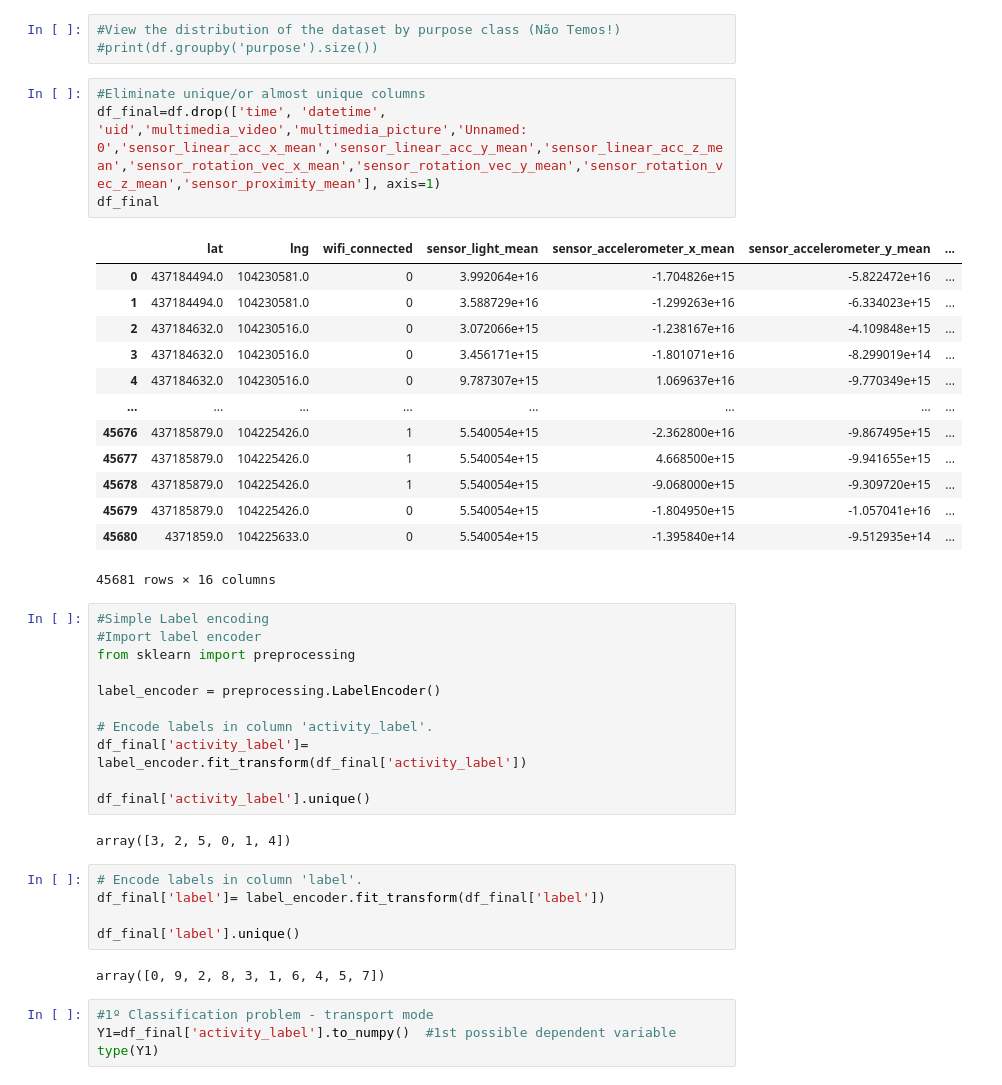
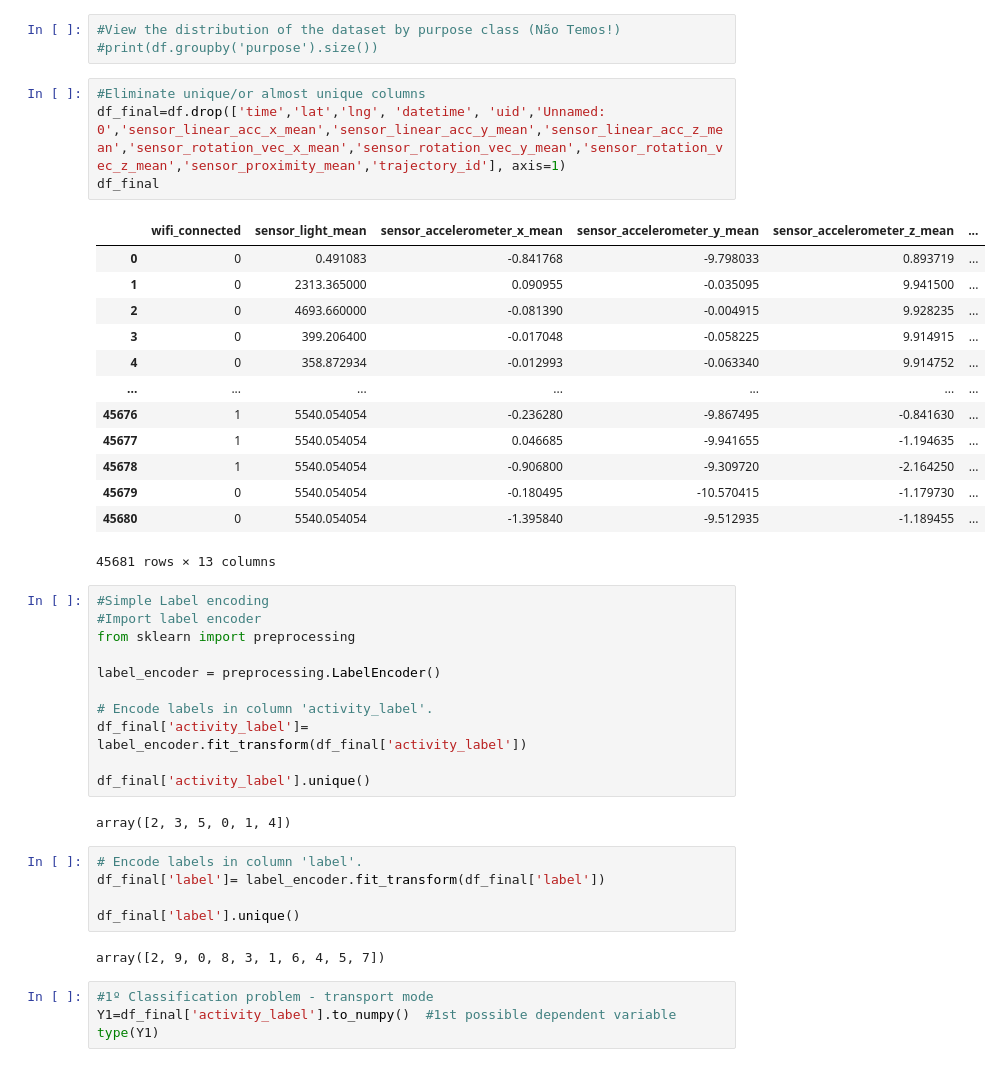
Before and after one commit to sandrynat/AmI_pdi_repo, a Jupyter notebook: Classificação Simples/SimpleClassification_V1_15min.ipynb, the cells around one changed output. Cells and saved outputs as stored; diff of their text form.

```diff
--- a/Classificação Simples/SimpleClassification_V1.ipynb
+++ b/Classificação Simples/SimpleClassification_V1_15min.ipynb
@@ -75,22 +75,22 @@ dtype: int64
 #print(df.groupby('purpose').size())
 # %%
 #Eliminate unique/or almost unique columns
-df_final=df.drop(['time', 'datetime', 'uid','multimedia_video','multimedia_picture','Unnamed: 0','sensor_linear_acc_x_mean','sensor_linear_acc_y_mean','sensor_linear_acc_z_mean','sensor_rotation_vec_x_mean','sensor_rotation_vec_y_mean','sensor_rotation_vec_z_mean','sensor_proximity_mean'], axis=1)
+df_final=df.drop(['time','lat','lng', 'datetime', 'uid','Unnamed: 0','sensor_linear_acc_x_mean','sensor_linear_acc_y_mean','sensor_linear_acc_z_mean','sensor_rotation_vec_x_mean','sensor_rotation_vec_y_mean','sensor_rotation_vec_z_mean','sensor_proximity_mean','trajectory_id'], axis=1)
 df_final
 # %% [output]
-|  | lat | lng | wifi_connected | sensor_light_mean | sensor_accelerometer_x_mean | sensor_accelerometer_y_mean | ... |
-| 0 | 437184494.0 | 104230581.0 | 0 | 3.992064e+16 | -1.704826e+15 | -5.822472e+16 | ... |
-| 1 | 437184494.0 | 104230581.0 | 0 | 3.588729e+16 | -1.299263e+16 | -6.334023e+15 | ... |
-| 2 | 437184632.0 | 104230516.0 | 0 | 3.072066e+15 | -1.238167e+16 | -4.109848e+15 | ... |
-| 3 | 437184632.0 | 104230516.0 | 0 | 3.456171e+15 | -1.801071e+16 | -8.299019e+14 | ... |
-| 4 | 437184632.0 | 104230516.0 | 0 | 9.787307e+15 | 1.069637e+16 | -9.770349e+15 | ... |
-| ... | ... | ... | ... | ... | ... | ... | ... |
-| 45676 | 437185879.0 | 104225426.0 | 1 | 5.540054e+15 | -2.362800e+16 | -9.867495e+15 | ... |
-| 45677 | 437185879.0 | 104225426.0 | 1 | 5.540054e+15 | 4.668500e+15 | -9.941655e+15 | ... |
-| 45678 | 437185879.0 | 104225426.0 | 1 | 5.540054e+15 | -9.068000e+15 | -9.309720e+15 | ... |
-| 45679 | 437185879.0 | 104225426.0 | 0 | 5.540054e+15 | -1.804950e+15 | -1.057041e+16 | ... |
-| 45680 | 4371859.0 | 104225633.0 | 0 | 5.540054e+15 | -1.395840e+14 | -9.512935e+14 | ... |
+|  | wifi_connected | sensor_light_mean | sensor_accelerometer_x_mean | sensor_accelerometer_y_mean | sensor_accelerometer_z_mean | ... |
+| 0 | 0 | 0.491083 | -0.841768 | -9.798033 | 0.893719 | ... |
+| 1 | 0 | 2313.365000 | 0.090955 | -0.035095 | 9.941500 | ... |
+| 2 | 0 | 4693.660000 | -0.081390 | -0.004915 | 9.928235 | ... |
+| 3 | 0 | 399.206400 | -0.017048 | -0.058225 | 9.914915 | ... |
+| 4 | 0 | 358.872934 | -0.012993 | -0.063340 | 9.914752 | ... |
+| ... | ... | ... | ... | ... | ... | ... |
+| 45676 | 1 | 5540.054054 | -0.236280 | -9.867495 | -0.841630 | ... |
+| 45677 | 1 | 5540.054054 | 0.046685 | -9.941655 | -1.194635 | ... |
+| 45678 | 1 | 5540.054054 | -0.906800 | -9.309720 | -2.164250 | ... |
+| 45679 | 0 | 5540.054054 | -0.180495 | -10.570415 | -1.179730 | ... |
+| 45680 | 0 | 5540.054054 | -1.395840 | -9.512935 | -1.189455 | ... |
-45681 rows × 16 columns
+45681 rows × 13 columns
 # %%
 #Simple Label encoding
 #Import label encoder
@@ -103,14 +103,14 @@ df_final['activity_label']= label_encoder.fit_transform(df_final['activity_label
 
 df_final['activity_label'].unique()
 # %% [output]
-array([3, 2, 5, 0, 1, 4])
+array([2, 3, 5, 0, 1, 4])
 # %%
 # Encode labels in column 'label'.
 df_final['label']= label_encoder.fit_transform(df_final['label'])
 
 df_final['label'].unique()
 # %% [output]
-array([0, 9, 2, 8, 3, 1, 6, 4, 5, 7])
+array([2, 9, 0, 8, 3, 1, 6, 4, 5, 7])
 # %%
 #1º Classification problem - transport mode
 Y1=df_final['activity_label'].to_numpy()  #1st possible dependent variable
```
Also changed, not shown: parts of 6 cells of this notebook.
